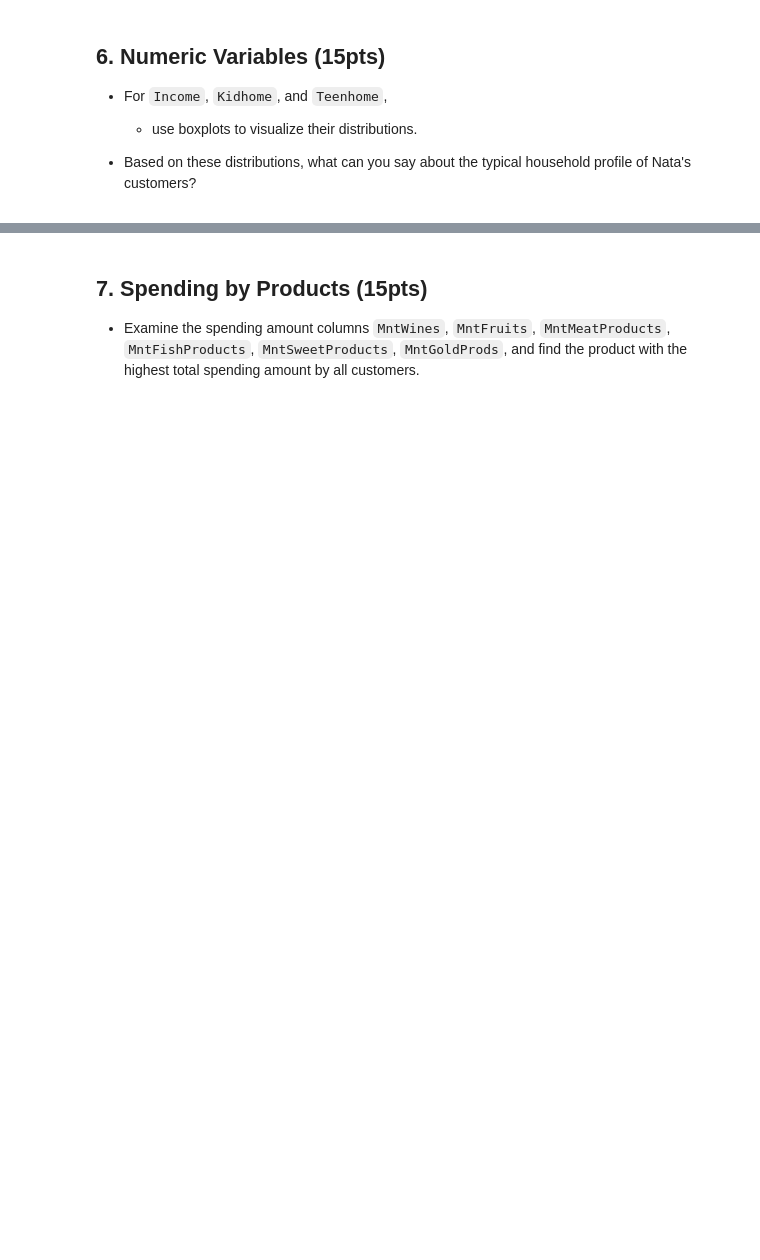
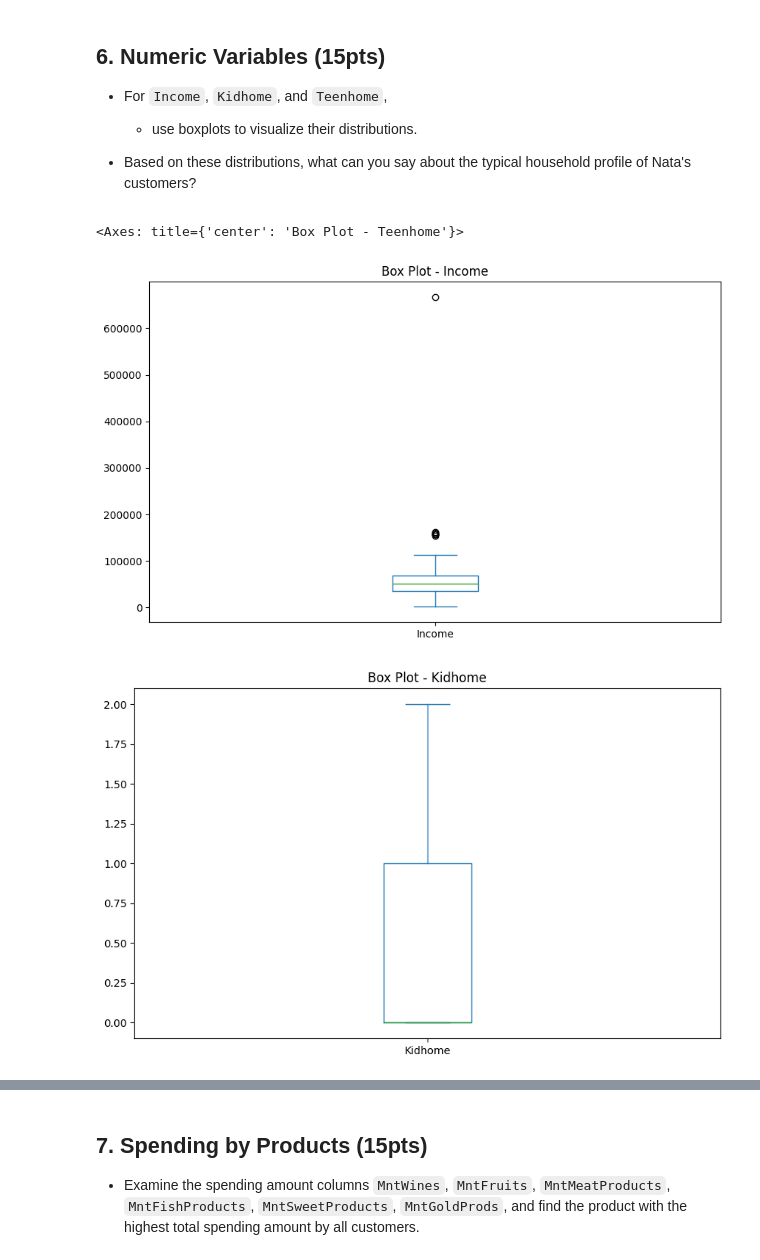
Before and after one commit to Data-Analytics-with-Python/individual-assignment-i-rayoen0, a Jupyter notebook: Assignment_Notebook_1.ipynb, the cells around one changed output, grey strips where cells are left out. Saved outputs shown, nothing was run; the diff lists cells and outputs as text; code cells hidden in the pictures; blank space fills up the shorter version.

```diff
--- a/Assignment_Notebook_1.ipynb
+++ b/Assignment_Notebook_1.ipynb
@@ -242,3 +288,15 @@ display(df.head())
   * use boxplots to visualize their distributions.
 
 * Based on these distributions, what can you say about the typical household profile of Nata's customers?
+# %%
+import matplotlib.pyplot as plt
+plt.figure(figsize=(10,6))
+df['Income'].plot(kind='box', title='Box Plot - Income')
+plt.figure(figsize=(10,6))
+df['Kidhome'].plot(kind='box', title='Box Plot - Kidhome')
+plt.figure(figsize=(10,6))
+df['Teenhome'].plot(kind='box', title='Box Plot - Teenhome')
+# %% [output]
+<Axes: title={'center': 'Box Plot - Teenhome'}>
+[figure, added]
+[figure, added]
```
Also changed, not shown: parts of 11 cells of this notebook.
